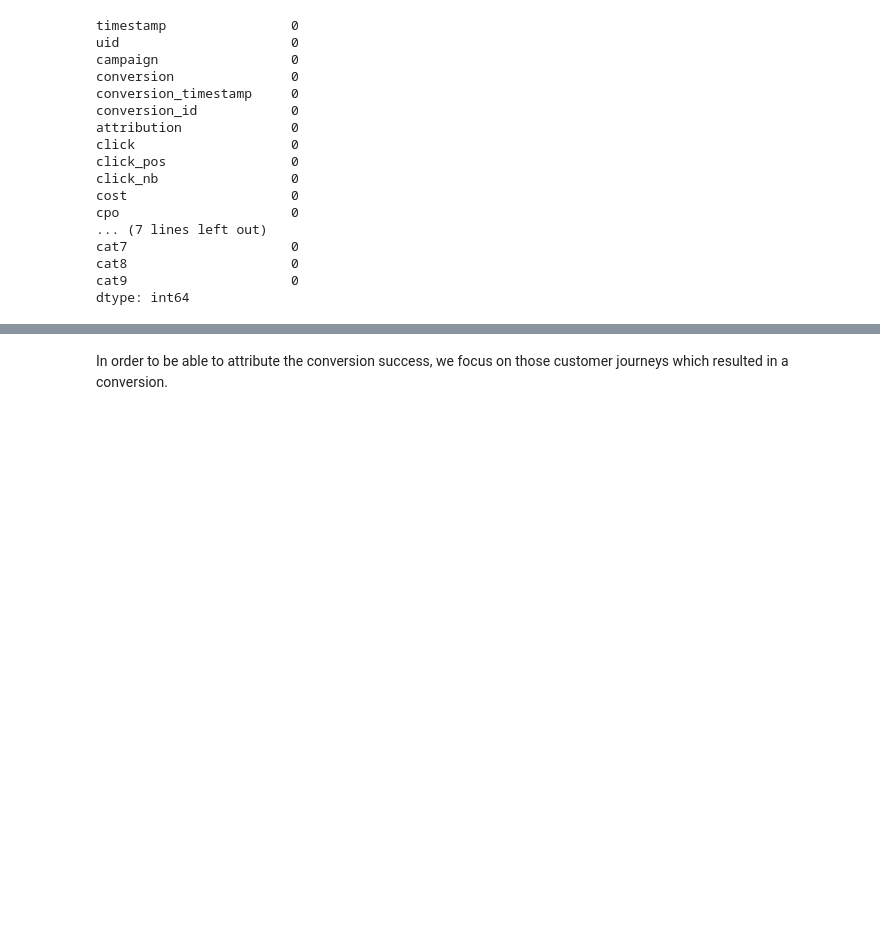
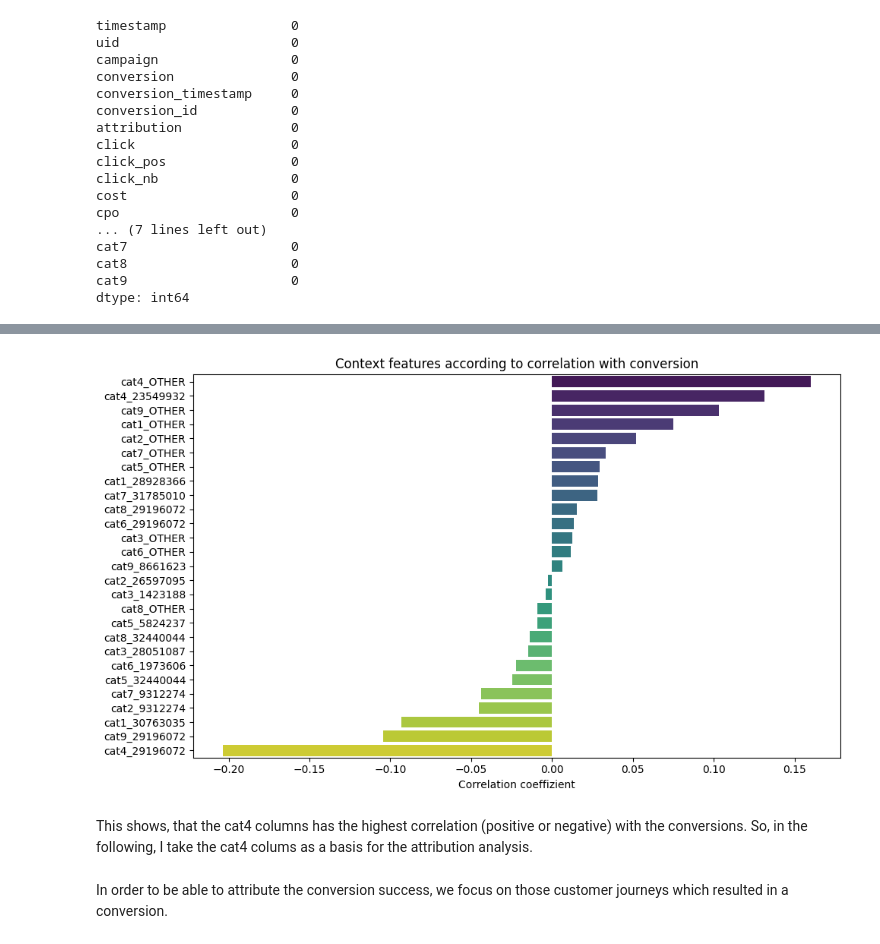
Before and after one commit to MaJo632/attribution-modeling, a Jupyter notebook: notebooks/01_eda_creation_data_subset.ipynb, the cells around one changed output, grey strips where cells are left out. Cells and saved outputs as stored; diff of their text form; code cells hidden in the pictures; blank space fills up the shorter version.

```diff
--- a/notebooks/01_eda_creation_data_subset.ipynb
+++ b/notebooks/01_eda_creation_data_subset.ipynb
@@ -118,0 +198,5 @@ There are 6142256 unique user ids in the dataset.
+# %%
+# Changing the boolean values to integers in the encoded columns
+df_numeric = df.astype(int)
+df_numeric.head()
+corr_matrix = df_numeric.corr()
@@ -119,3 +211,16 @@ There are 6142256 unique user ids in the dataset.
+# %%
+conversion_corr = corr_matrix['conversion'].drop('conversion').sort_values(ascending=False)
+
+plt.figure(figsize=(10, 6))
+sns.barplot(x=conversion_corr.values, y=conversion_corr.index, palette='viridis')
+plt.title("Context features according to correlation with conversion")
+plt.xlabel("Correlation coeffizient")
+plt.tight_layout()
+plt.show()
+# %% [output]
+[figure, added]
+# %% [markdown]
+This shows, that the cat4 columns has the highest correlation (positive or negative) with the conversions. So, in the following, I take the cat4 colums as a basis for the attribution analysis.
 # %% [markdown]
 In order to be able to attribute the conversion success, we focus on those customer journeys which resulted in a conversion.
 # %%
```
Also changed, not shown: parts of 19 cells of this notebook, 2 other files.
